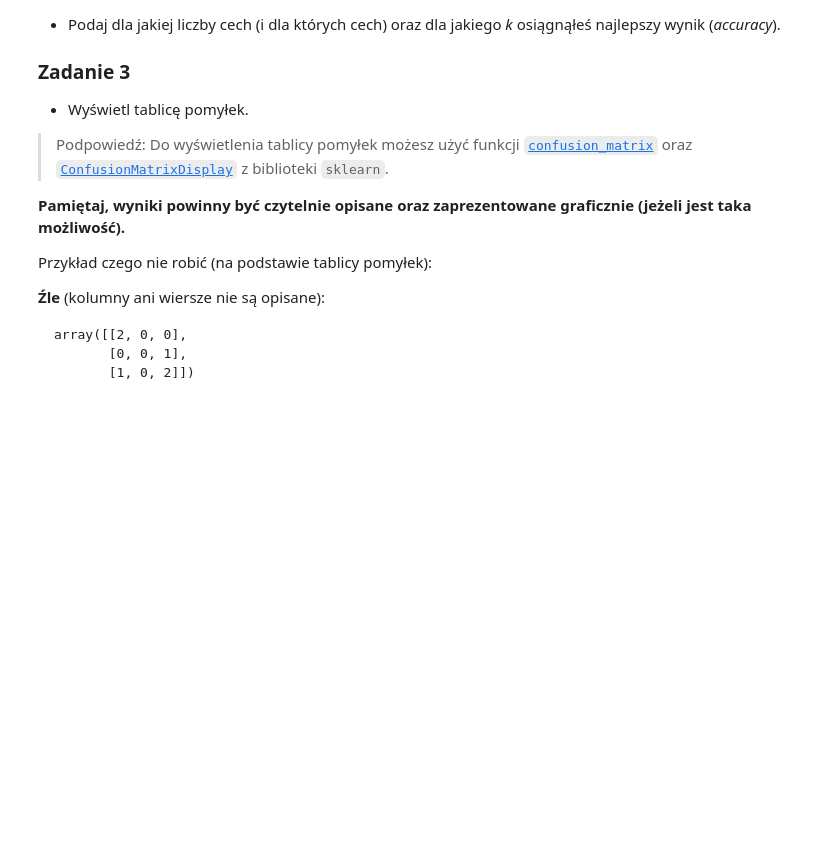
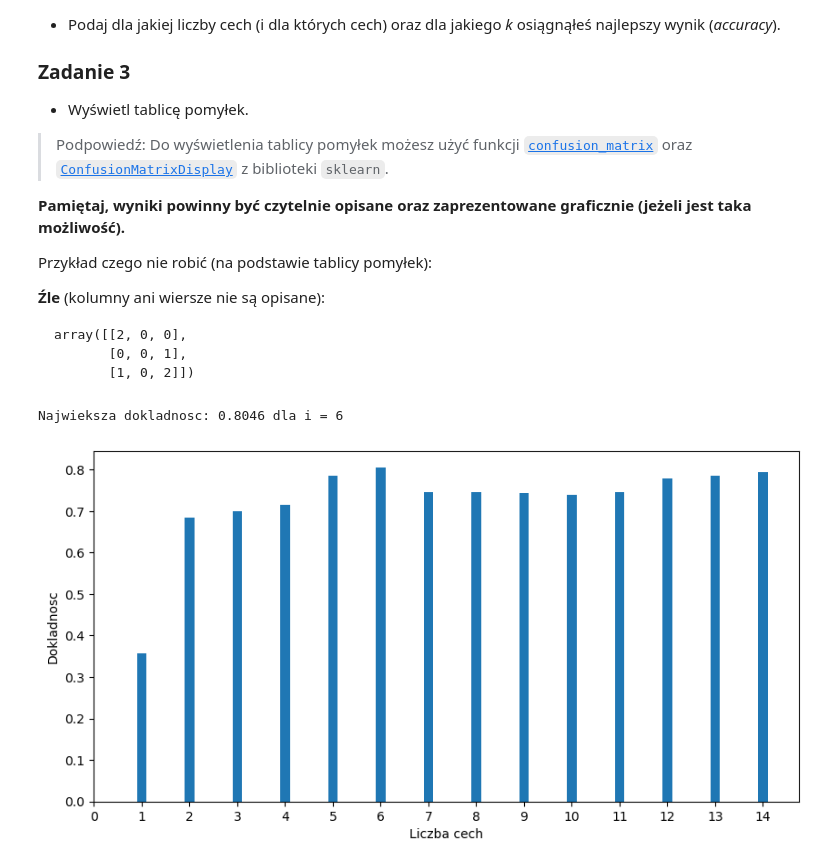
Before and after one commit to HaZhul/Statistics-in-data-analysis, a Jupyter notebook: SwAD4/Lab4.ipynb, the cells around one changed output. Saved outputs shown, nothing was run; the diff lists cells and outputs as text; code cells hidden in the pictures; blank space fills up the shorter version.

```diff
--- a/SwAD4/Lab4.ipynb
+++ b/SwAD4/Lab4.ipynb
@@ -52,0 +74,38 @@ array([[2, 0, 0],
+# %%
+import matplotlib.pyplot as plt
+
+from sklearn.feature_selection import SelectKBest
+from sklearn.neighbors import KNeighborsClassifier
+from sklearn.metrics import accuracy_score
+from collections import defaultdict
+y_pred_list = []
+accuracy_dict = defaultdict(int)
+
+
+for i in range(1, 15):
+    selector = SelectKBest(k=i)
+    selector.fit_transform(X_train, y_train)
+
+    X_train_best = selector.transform(X_train)
+    X_test_best = selector.transform(X_test)
+
+    neigh = KNeighborsClassifier(n_neighbors=5)
+    neigh.fit(X_train_best, y_train)
+    y_pred = neigh.predict(X_test_best)
+    y_pred_list.append(y_pred)
+    accuracy = accuracy_score(y_test, y_pred)
+    accuracy_dict[i] = accuracy
+
+
+plt.figure(figsize=(10,5))
+plt.bar(accuracy_dict.keys(), accuracy_dict.values(), width=0.2)
+plt.xticks(range(len(accuracy_dict.keys()) + 1), np.arange(0, 15))
+plt.ylabel('Dokladnosc')
+plt.xlabel('Liczba cech')
+
+max_accuracy = max(list(accuracy_dict.values()))
+max_i = [i for i in accuracy_dict if accuracy_dict[i]==max_accuracy][0]
+print(f'Najwieksza dokladnosc: {round(max_accuracy, 4)} dla i = {max_i}')
+# %% [output]
+Najwieksza dokladnosc: 0.8046 dla i = 6
+[figure, added]
```
Also changed, not shown: parts of 2 cells of this notebook.
